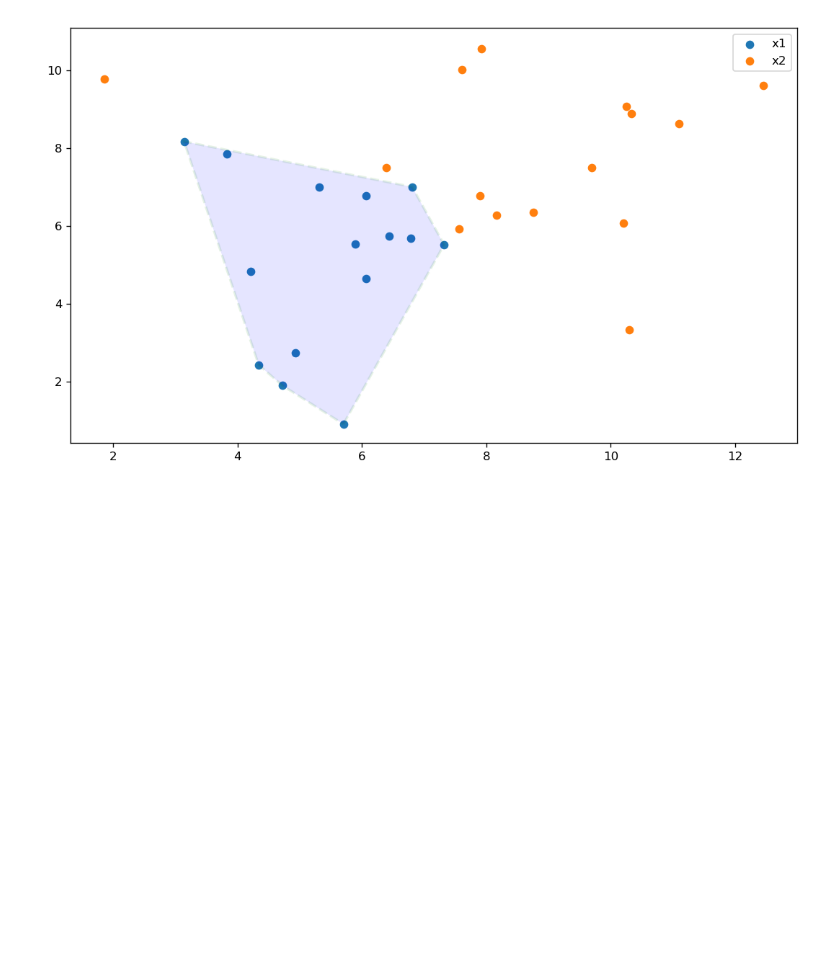
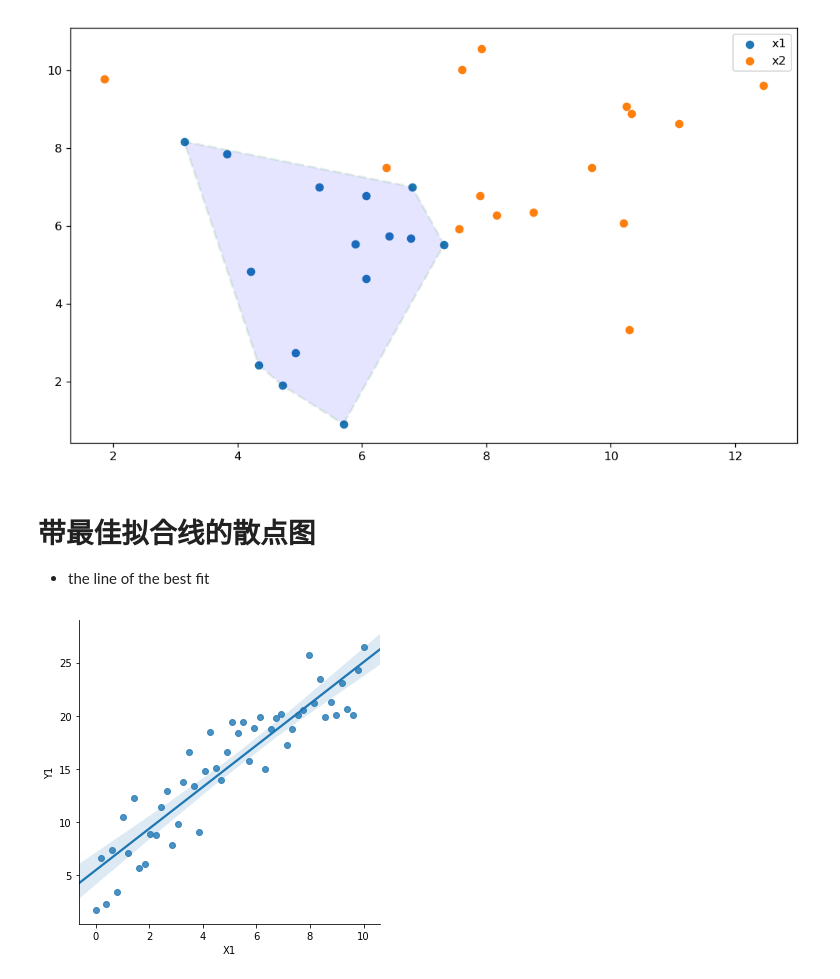
Before and after one commit to NaCl-Ocean/Skill-Tree-Lights-Up, a Jupyter notebook: Python/matplotlib/关联图.ipynb, the cells around one changed output. Cells and saved outputs as stored; diff of their text form; code cells hidden in the pictures; blank space fills up the shorter version.

```diff
--- a/Python/matplotlib/关联图.ipynb
+++ b/Python/matplotlib/关联图.ipynb
@@ -252,3 +252,13 @@ ax.legend()
 plt.show()
 # %% [output]
 [figure]
+# %% [markdown]
+# 带最佳拟合线的散点图
+-  the line of the best fit
+# %%
+x1 = np.linspace(0,10,50);
+y1 = 2*x1 + np.random.random(50)*10;
+data = pd.DataFrame({"X1":x1, "Y1":y1})
+gridobj = sns.lmplot("X1", "Y1" ,data=data)
+# %% [output]
+[figure, added]
```
Also changed, not shown: parts of 14 cells of this notebook, 23 other files.
